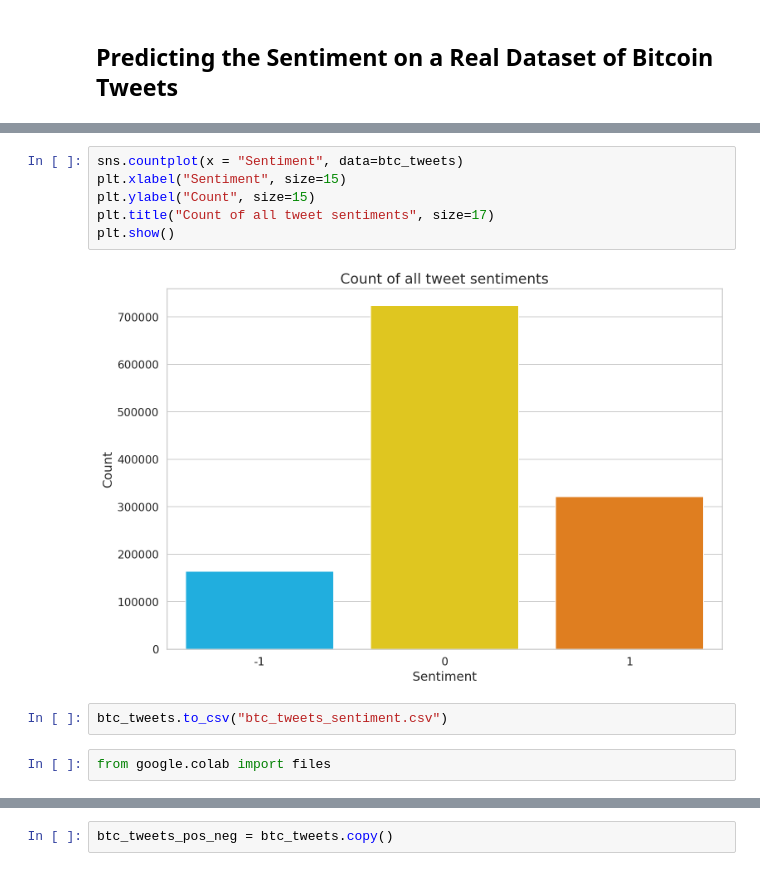
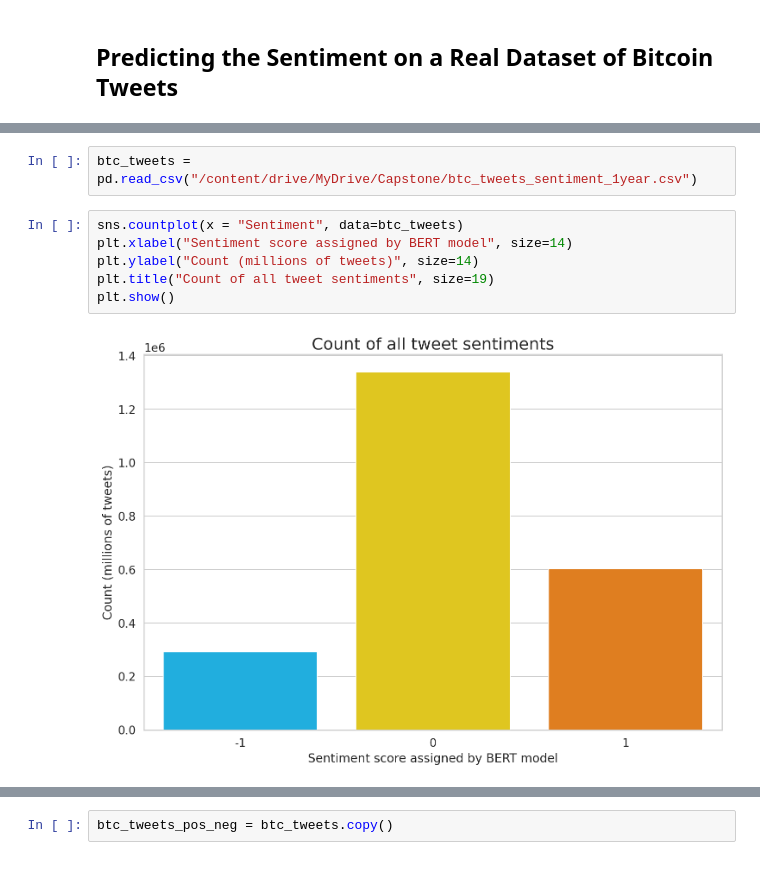
Before and after one commit to Vladpetr/BTC-Price-Movement-Prediction, a Jupyter notebook: Sentiment analysis with BERT.ipynb, the cells around one changed output, grey strips where cells are left out. Drawn from its saved outputs; the diff is of its cells as text.

```diff
--- a/Sentiment analysis with BERT.ipynb
+++ b/Sentiment analysis with BERT.ipynb
@@ -672,12 +710,10 @@ Truncation was not explicitly activated but `max_length` is provided a specific
+# %%
+btc_tweets = pd.read_csv("/content/drive/MyDrive/Capstone/btc_tweets_sentiment_1year.csv")
 # %%
 sns.countplot(x = "Sentiment", data=btc_tweets)
-plt.xlabel("Sentiment", size=15)
-plt.ylabel("Count", size=15)
-plt.title("Count of all tweet sentiments", size=17)
+plt.xlabel("Sentiment score assigned by BERT model", size=14)
+plt.ylabel("Count (millions of tweets)", size=14)
+plt.title("Count of all tweet sentiments", size=19)
 plt.show()
 # %% [output]
-[figure, old version]
+[figure, new version]
-# %%
-btc_tweets.to_csv("btc_tweets_sentiment.csv")
-# %%
-from google.colab import files
```
Also changed, not shown: parts of 63 cells of this notebook.
